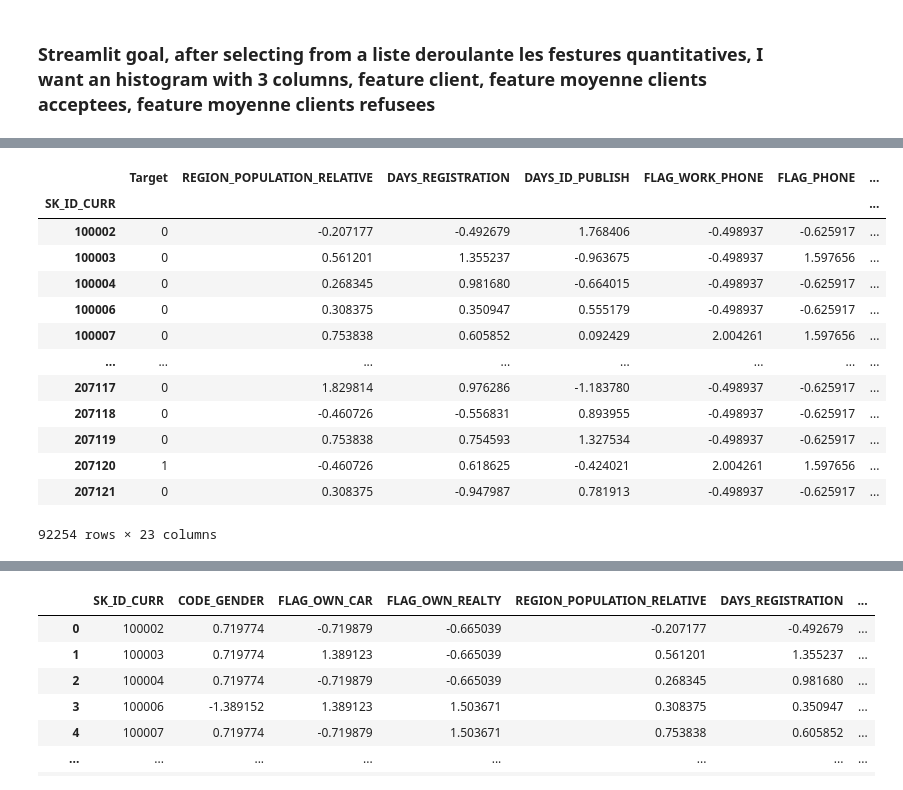
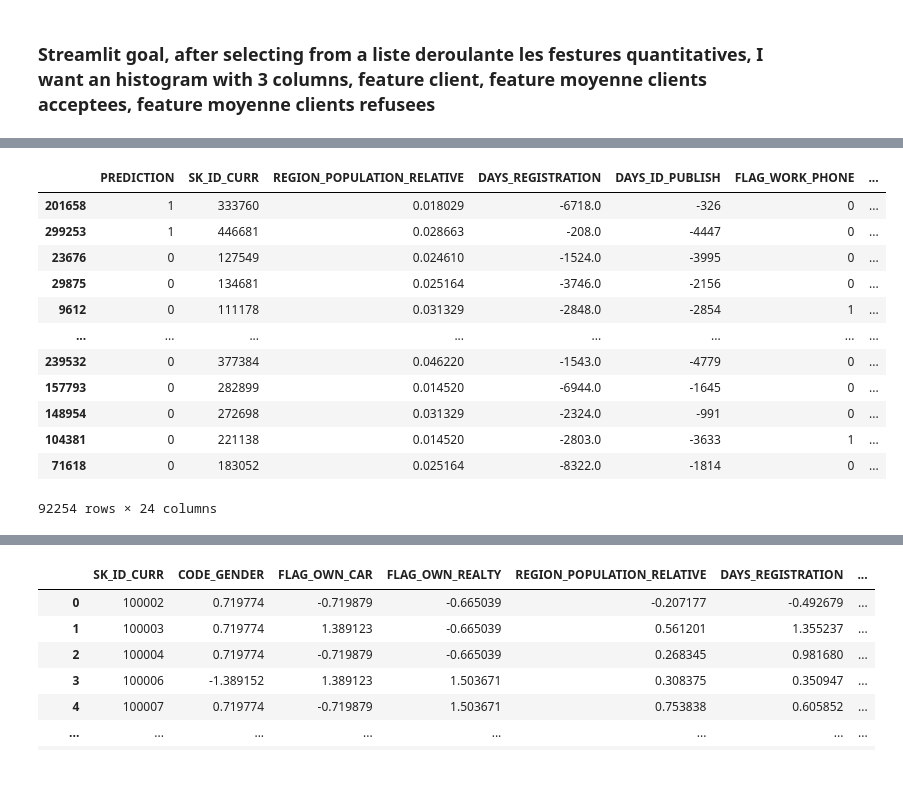
Before and after one commit to SilviaFranze/Project7, a Jupyter notebook: Proj7_OK.ipynb, the cells around one changed output, grey strips where cells are left out. Cells and saved outputs as stored; diff of their text form; code cells hidden in the pictures.

```diff
--- a/Proj7_OK.ipynb
+++ b/Proj7_OK.ipynb
@@ -1363,3 +1363,5 @@ df_proba_strlt
+# %%
+X_test_strl_jnd = X_test_strl_jnd.drop('PREDICTION', axis=1)
 # %%
 X_test_strl_jnd.insert(0,'PREDICTION',df_proba_strlt['prediction'])
 X_test_strl_jnd
@@ -1794,5 +1706,6 @@ input_data_scaled_fake
 # %%
-cols_to_keep =["Target",
+cols_to_keep =["PREDICTION",
+"SK_ID_CURR",
 "AMT_INCOME_TOTAL",
 "AMT_CREDIT",
 "AMT_ANNUITY",
@@ -1828,6 +1741,6 @@ cols_to_keep =["Target",
 "AMT_REQ_CREDIT_BUREAU_QRT",
 "AMT_REQ_CREDIT_BUREAU_YEAR"]
 # %%
-existing_columns = [col for col in cols_to_keep if col in input_data_scaled_fake.columns]
+existing_columns = [col for col in cols_to_keep if col in X_test_strl_jnd.columns]
 existing_columns
 # %% [output]
@@ -1851,18 +1780,17 @@ existing_columns
 # %%
-subset_df_features_strl = input_data_scaled_fake[existing_columns]
+subset_df_features_strl = X_test_strl_jnd[existing_columns]
 subset_df_features_strl
 # %% [output]
-|  | Target | REGION_POPULATION_RELATIVE | DAYS_REGISTRATION | DAYS_ID_PUBLISH | FLAG_WORK_PHONE | FLAG_PHONE | ... |
-| SK_ID_CURR |  |  |  |  |  |  | ... |
-| 100002 | 0 | -0.207177 | -0.492679 | 1.768406 | -0.498937 | -0.625917 | ... |
-| 100003 | 0 | 0.561201 | 1.355237 | -0.963675 | -0.498937 | 1.597656 | ... |
-| 100004 | 0 | 0.268345 | 0.981680 | -0.664015 | -0.498937 | -0.625917 | ... |
-| 100006 | 0 | 0.308375 | 0.350947 | 0.555179 | -0.498937 | -0.625917 | ... |
-| 100007 | 0 | 0.753838 | 0.605852 | 0.092429 | 2.004261 | 1.597656 | ... |
+|  | PREDICTION | SK_ID_CURR | REGION_POPULATION_RELATIVE | DAYS_REGISTRATION | DAYS_ID_PUBLISH | FLAG_WORK_PHONE | ... |
+| 201658 | 1 | 333760 | 0.018029 | -6718.0 | -326 | 0 | ... |
+| 299253 | 1 | 446681 | 0.028663 | -208.0 | -4447 | 0 | ... |
+| 23676 | 0 | 127549 | 0.024610 | -1524.0 | -3995 | 0 | ... |
+| 29875 | 0 | 134681 | 0.025164 | -3746.0 | -2156 | 0 | ... |
+| 9612 | 0 | 111178 | 0.031329 | -2848.0 | -2854 | 1 | ... |
 | ... | ... | ... | ... | ... | ... | ... | ... |
-| 207117 | 0 | 1.829814 | 0.976286 | -1.183780 | -0.498937 | -0.625917 | ... |
-| 207118 | 0 | -0.460726 | -0.556831 | 0.893955 | -0.498937 | -0.625917 | ... |
-| 207119 | 0 | 0.753838 | 0.754593 | 1.327534 | -0.498937 | -0.625917 | ... |
-| 207120 | 1 | -0.460726 | 0.618625 | -0.424021 | 2.004261 | 1.597656 | ... |
-| 207121 | 0 | 0.308375 | -0.947987 | 0.781913 | -0.498937 | -0.625917 | ... |
+| 239532 | 0 | 377384 | 0.046220 | -1543.0 | -4779 | 0 | ... |
+| 157793 | 0 | 282899 | 0.014520 | -6944.0 | -1645 | 0 | ... |
+| 148954 | 0 | 272698 | 0.031329 | -2324.0 | -991 | 0 | ... |
+| 104381 | 0 | 221138 | 0.014520 | -2803.0 | -3633 | 1 | ... |
+| 71618 | 0 | 183052 | 0.025164 | -8322.0 | -1814 | 0 | ... |
-92254 rows × 23 columns
+92254 rows × 24 columns
```
Also changed, not shown: parts of 18 cells of this notebook.
